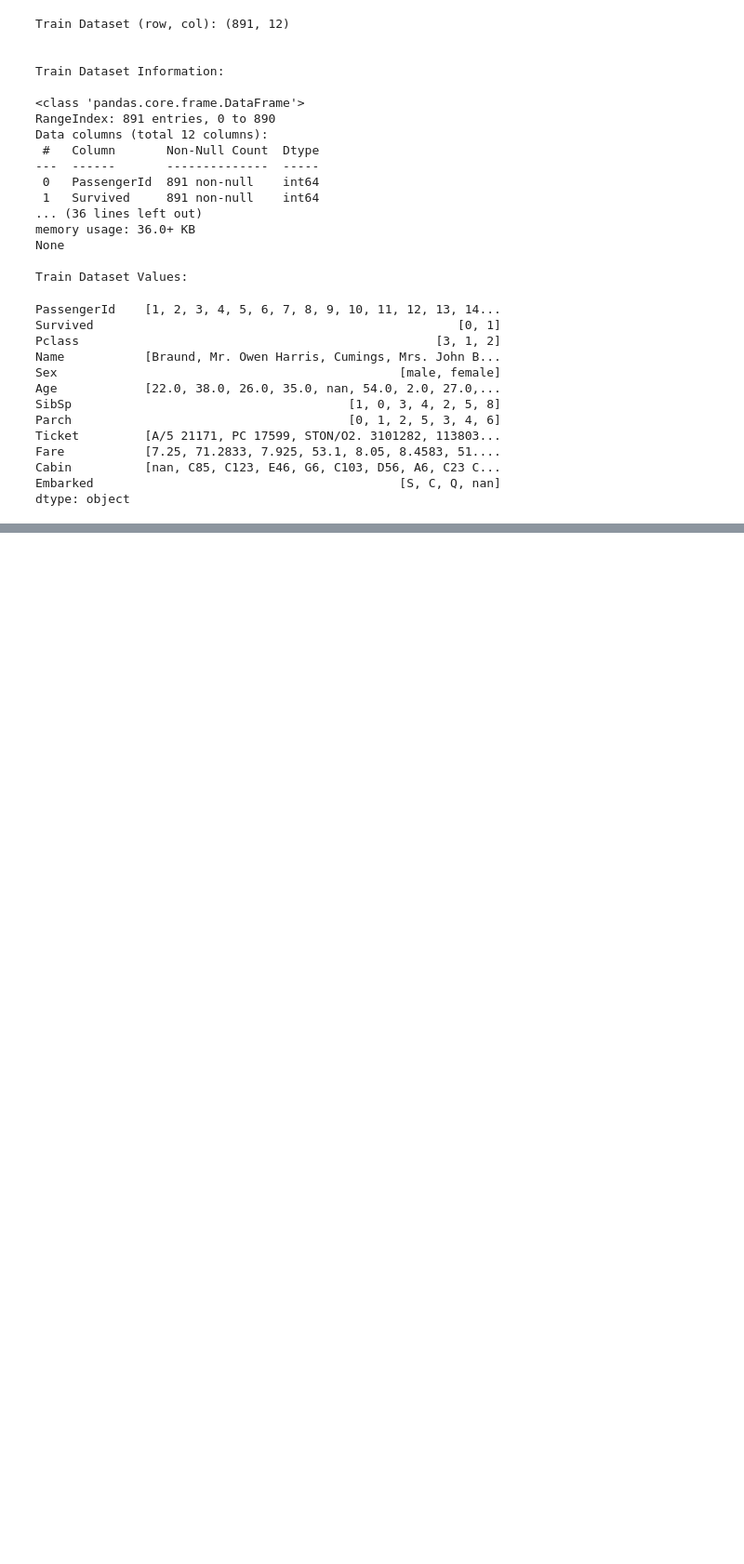
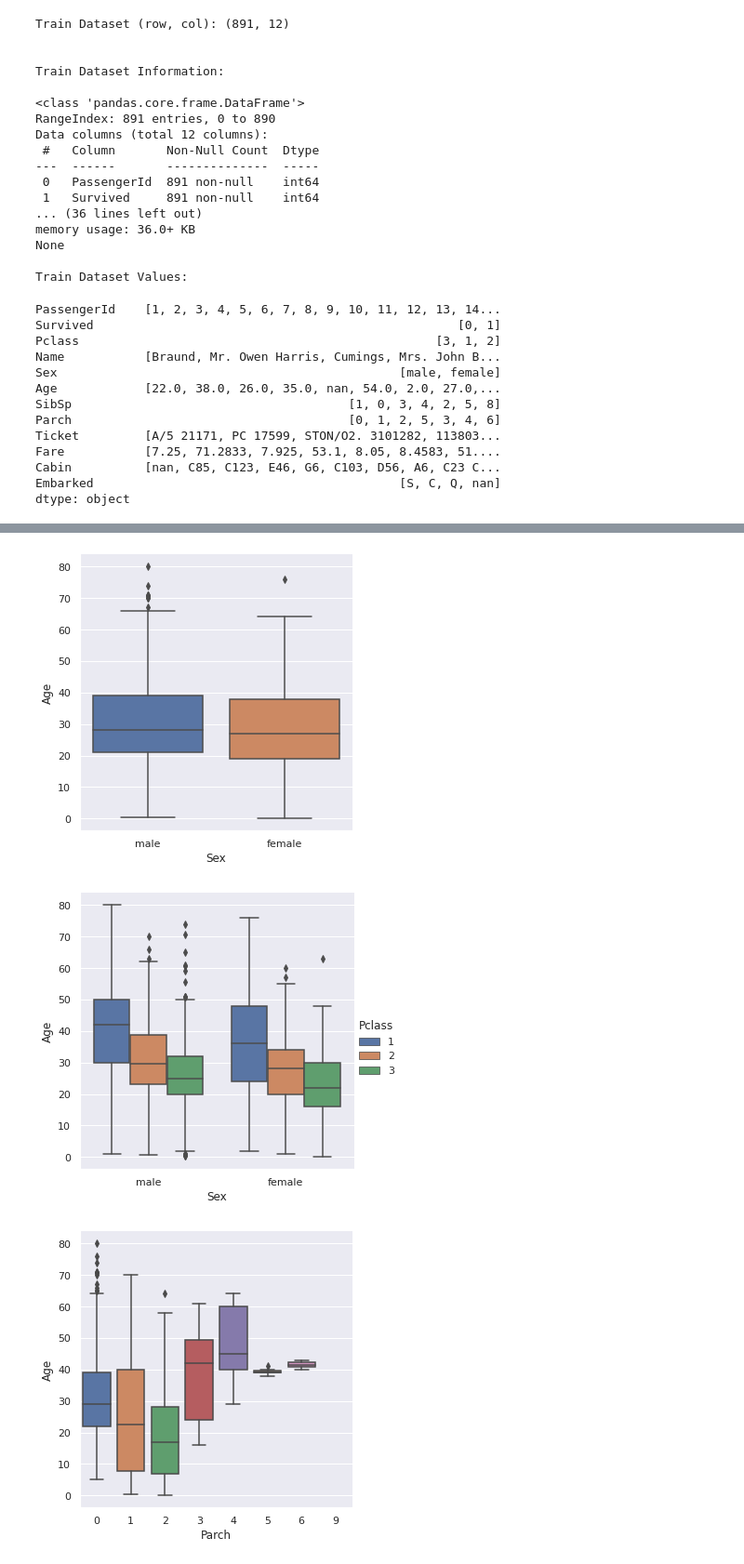
Before and after one commit to mebi-ali/Titanic_Survival_Predication, a Jupyter notebook: Titanic-Survival-Predication.ipynb, the cells around one changed output, grey strips where cells are left out. Shown at 93% size. Cells and saved outputs as stored; diff of their text form; code cells hidden in the pictures; blank space fills up the shorter version.

```diff
--- a/Titanic-Survival-Predication.ipynb
+++ b/Titanic-Survival-Predication.ipynb
@@ -245,0 +257,10 @@ sns.histplot(data=data, x=data['Age'], bins=70, kde=True)
+# %%
+# Explore Age with Sex, Parch, Pclass, SibSp
+age = sns.catplot(data=data, x='Sex', y='Age', kind='box')
+age = sns.catplot(data=data, x='Sex', y='Age', hue='Pclass', kind='box')
+age = sns.catplot(data=data, x='Parch', y='Age', kind='box')
+age = sns.catplot(data=data, x='SibSp', y='Age', kind='box')
+# %% [output]
+[figure, added]
+[figure, added]
+[figure, added]
```
Also changed, not shown: parts of 41 cells of this notebook.
